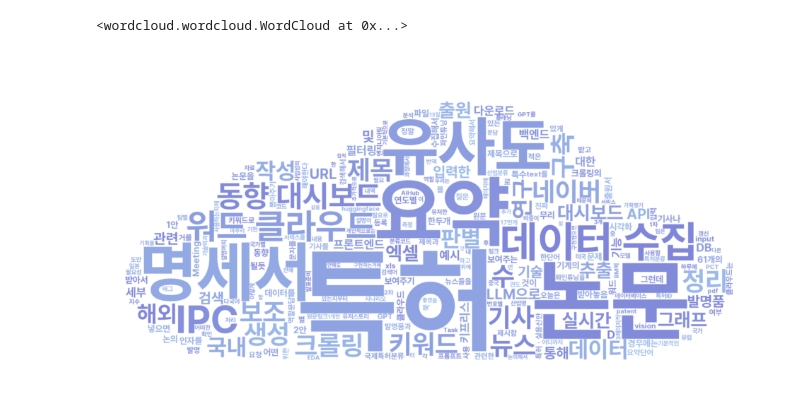
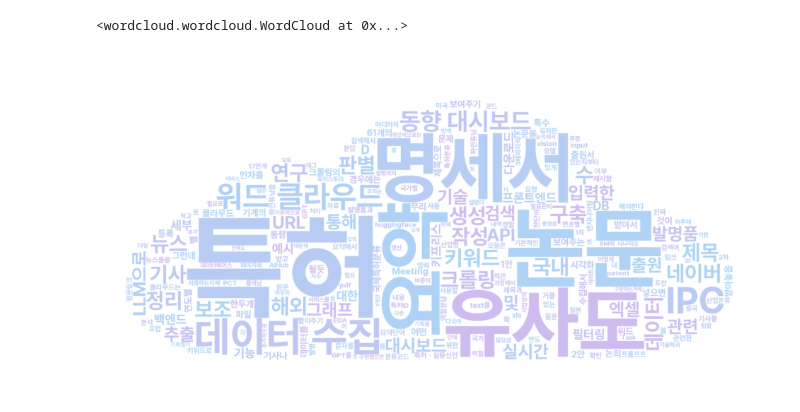
Before and after one commit to KPMG2024-PAPA/frontend, a Jupyter notebook: public/samplewc.ipynb, the cells around one changed output. Cells and saved outputs as stored; diff of their text form; code cells hidden in the pictures.

```diff
--- a/public/samplewc.ipynb
+++ b/public/samplewc.ipynb
@@ -98,32 +98,33 @@ from matplotlib.colors import LinearSegmentedColormap
 import numpy as np
 from PIL import Image
 
-colors = ["#9dbdeb", "#7f85d8"]
+colors = ["#a9d6f6", "#d2baef"]
+
 
 cmap = LinearSegmentedColormap.from_list("custom_gradient", colors)
 
 mask = np.array(Image.open("/Users/kimjisu/Desktop/papa/public/cloud.png"))
 
 stopwords = set(STOPWORDS)
 stopwords.add("*")
 stopwords.add("-")
 stopwords.add("#")
 
 font_path = '/Users/kimjisu/Desktop/papa/public/font/Pretendard-Bold.ttf'
 
 wordcloud = WordCloud(background_color="white",
                       max_words=3000,
                       mask=mask,
                       colormap=cmap,
                       stopwords=stopwords,
                       font_path=font_path).generate(text)
 
 
 plt.figure(figsize=(12, 12))
 plt.imshow(wordcloud, interpolation='bilinear')
 plt.axis("off")
 
 wordcloud.to_file("/Users/kimjisu/Desktop/papa/public/output.png")
 # %% [output]
 <wordcloud.wordcloud.WordCloud at 0x...>
-[figure, old version]
+[figure, new version]
```
Also changed, not shown: 8 other files.
